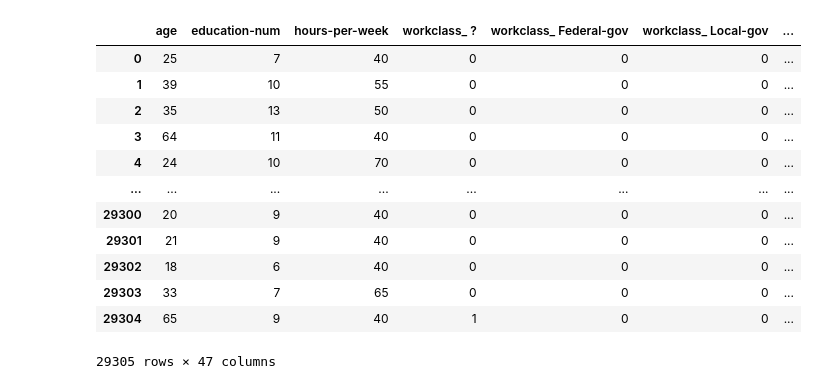
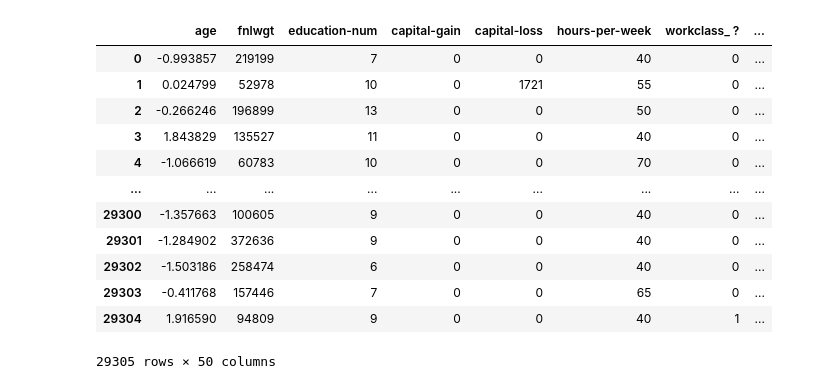
Before and after one commit to Ludobico/Python_AI, a Jupyter notebook: Machine_Running/keggle/model02_CLA_82.ipynb, the cells around one changed output. Drawn from its saved outputs; the diff is of its cells as text; code cells hidden in the pictures.

```diff
--- a/Machine_Running/keggle/model02_CLA_82.ipynb
+++ b/Machine_Running/keggle/model02_CLA_82.ipynb
@@ -11,8 +11,7 @@ x1_test = df.iloc[:, :-1]
 y = df.loc[:,['income']]
 y1_test = df.loc[:,['income']]
 # %%
-x.drop(['no', 'education', 'fnlwgt', 'capital-gain',
-       'capital-loss', 'native-country'], axis=1, inplace=True)
+x.drop(['no', 'education', 'native-country'], axis=1, inplace=True)
 x1_test.drop(['no', 'education', 'fnlwgt', 'capital-gain', 'capital-loss', 'native-country'],
              axis=1, inplace=True)
 x
@@ -33,10 +32,18 @@ x
 # %%
+from sklearn.preprocessing import StandardScaler
+
+scaler = StandardScaler()
+
 x['workclass'] = x['workclass'].astype('category')
 x['marital-status'] = x['marital-status'].astype('category')
 x['relationship'] = x['relationship'].astype('category')
 x['race'] = x['race'].astype('category')
 x['sex'] = x['sex'].astype('category')
 x['workclass'] = x['workclass'].astype('category')
+age = scaler.fit_transform(x[['age']])
+x['age'] = age
+
+
 x1_test['workclass'] = x1_test['workclass'].astype('category')
 x1_test['marital-status'] = x1_test['marital-status'].astype('category')
 x1_test['relationship'] = x1_test['relationship'].astype('category')
@@ -46,20 +53,21 @@ x1_test['workclass'] = x1_test['workclass'].astype('category')
 # %%
 x = pd.get_dummies(x)
 x1_test = pd.get_dummies(x1_test)
+x
 # %% [output]
-|  | age | education-num | hours-per-week | workclass_ ? | workclass_ Federal-gov | workclass_ Local-gov | ... |
-| 0 | 25 | 7 | 40 | 0 | 0 | 0 | ... |
-| 1 | 39 | 10 | 55 | 0 | 0 | 0 | ... |
-| 2 | 35 | 13 | 50 | 0 | 0 | 0 | ... |
-| 3 | 64 | 11 | 40 | 0 | 0 | 0 | ... |
-| 4 | 24 | 10 | 70 | 0 | 0 | 0 | ... |
-| ... | ... | ... | ... | ... | ... | ... | ... |
-| 29300 | 20 | 9 | 40 | 0 | 0 | 0 | ... |
-| 29301 | 21 | 9 | 40 | 0 | 0 | 0 | ... |
-| 29302 | 18 | 6 | 40 | 0 | 0 | 0 | ... |
-| 29303 | 33 | 7 | 65 | 0 | 0 | 0 | ... |
-| 29304 | 65 | 9 | 40 | 1 | 0 | 0 | ... |
+|  | age | fnlwgt | education-num | capital-gain | capital-loss | hours-per-week | workclass_ ? | ... |
+| 0 | -0.993857 | 219199 | 7 | 0 | 0 | 40 | 0 | ... |
+| 1 | 0.024799 | 52978 | 10 | 0 | 1721 | 55 | 0 | ... |
+| 2 | -0.266246 | 196899 | 13 | 0 | 0 | 50 | 0 | ... |
+| 3 | 1.843829 | 135527 | 11 | 0 | 0 | 40 | 0 | ... |
+| 4 | -1.066619 | 60783 | 10 | 0 | 0 | 70 | 0 | ... |
+| ... | ... | ... | ... | ... | ... | ... | ... | ... |
+| 29300 | -1.357663 | 100605 | 9 | 0 | 0 | 40 | 0 | ... |
+| 29301 | -1.284902 | 372636 | 9 | 0 | 0 | 40 | 0 | ... |
+| 29302 | -1.503186 | 258474 | 6 | 0 | 0 | 40 | 0 | ... |
+| 29303 | -0.411768 | 157446 | 7 | 0 | 0 | 65 | 0 | ... |
+| 29304 | 1.916590 | 94809 | 9 | 0 | 0 | 40 | 1 | ... |
-29305 rows × 47 columns
+29305 rows × 50 columns
 # %%
 from sklearn.model_selection import train_test_split #트레인과 test 비율 나눔
 from sklearn.model_selection import cross_val_score  # k-fold cross validation
```
Also changed, not shown: parts of 8 cells of this notebook, 10 other files.
